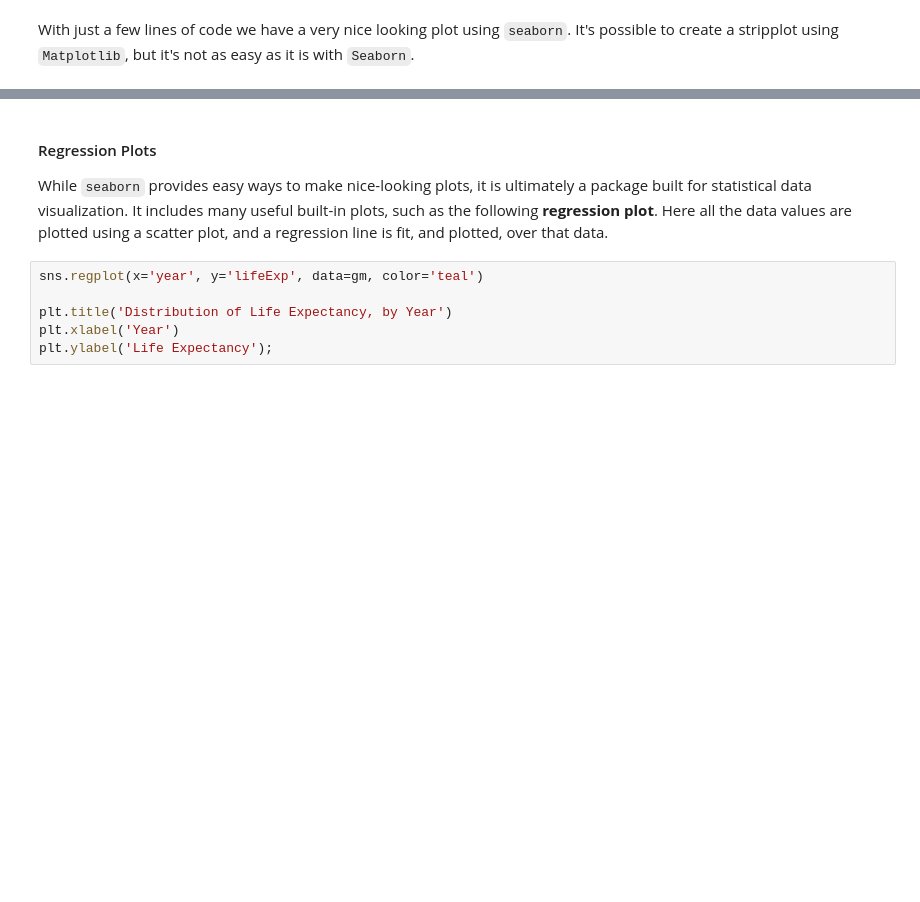
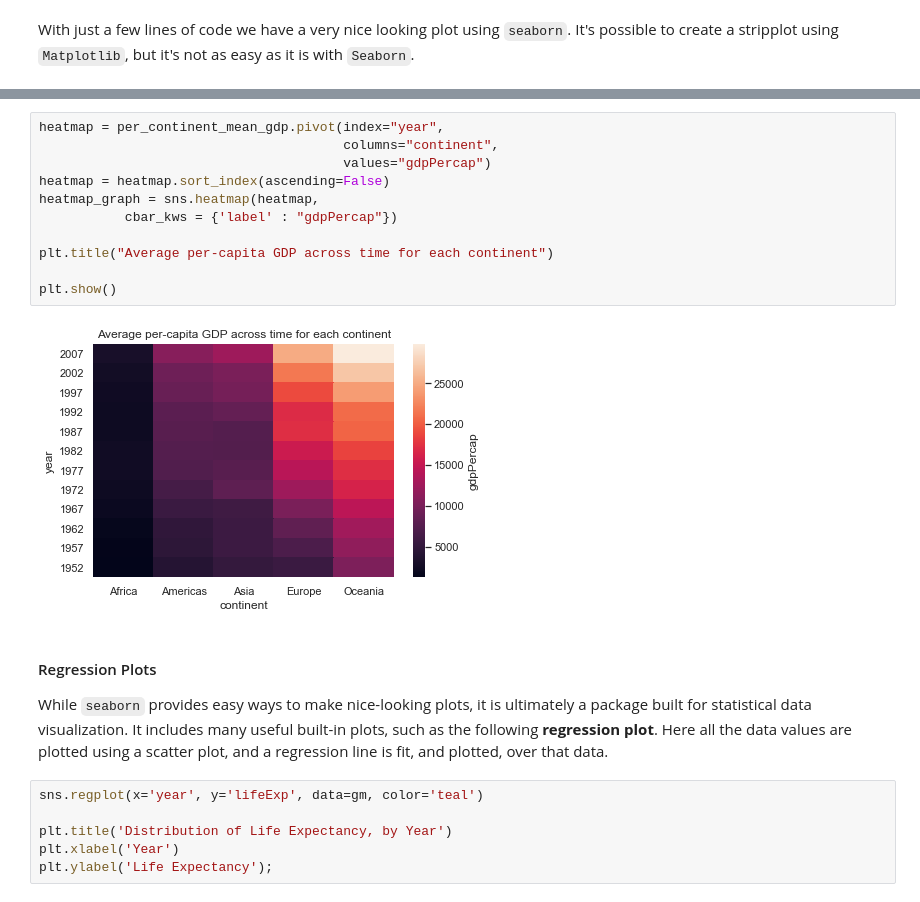
Before and after one commit to dlab-berkeley/Python-Data-Visualization-Legacy, a Jupyter notebook: visualization-with-python.ipynb, the cells around one changed output, grey strips where cells are left out. Cells and saved outputs as stored; diff of their text form; blank space fills up the shorter version.

Commit message:
Python Visualization Update 7-27-21
Adding code for heatmaps and saving figures.

```diff
--- a/visualization-with-python.ipynb
+++ b/visualization-with-python.ipynb
@@ -754,3 +931,16 @@ With just a few lines of code we have a very nice looking plot using `seaborn`.
+# %%
+heatmap = per_continent_mean_gdp.pivot(index="year",
+                                       columns="continent",
+                                       values="gdpPercap")
+heatmap = heatmap.sort_index(ascending=False)
+heatmap_graph = sns.heatmap(heatmap,
+           cbar_kws = {'label' : "gdpPercap"})
+
+plt.title("Average per-capita GDP across time for each continent")
+
+plt.show()
+# %% [output]
+[figure, added]
 # %% [markdown]
 #### Regression Plots
 While `seaborn` provides easy ways to make nice-looking plots, it is ultimately a package built for statistical data visualization. It includes many useful built-in plots, such as the following **regression plot**. Here all the data values are plotted using a scatter plot, and a regression line is fit, and plotted, over that data.
```
Also changed, not shown: parts of 63 cells of this notebook.
